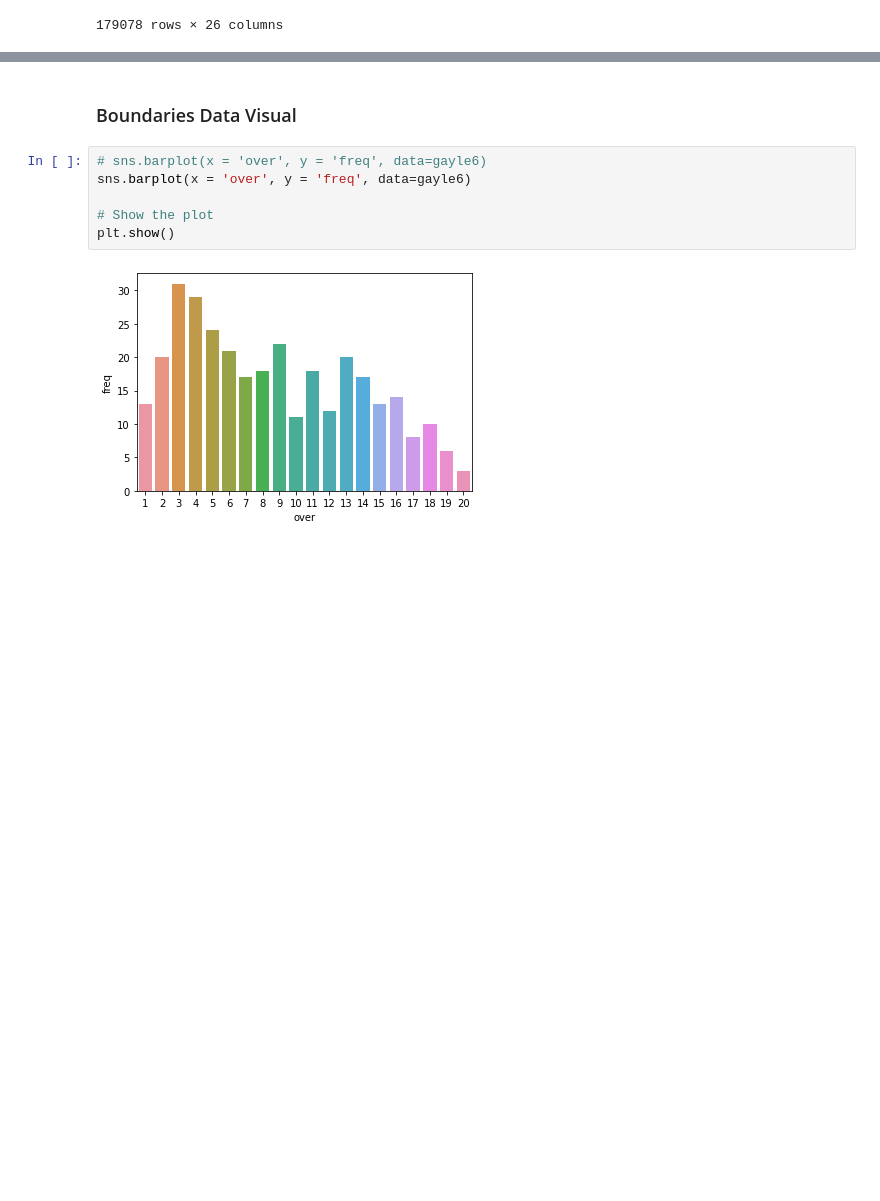
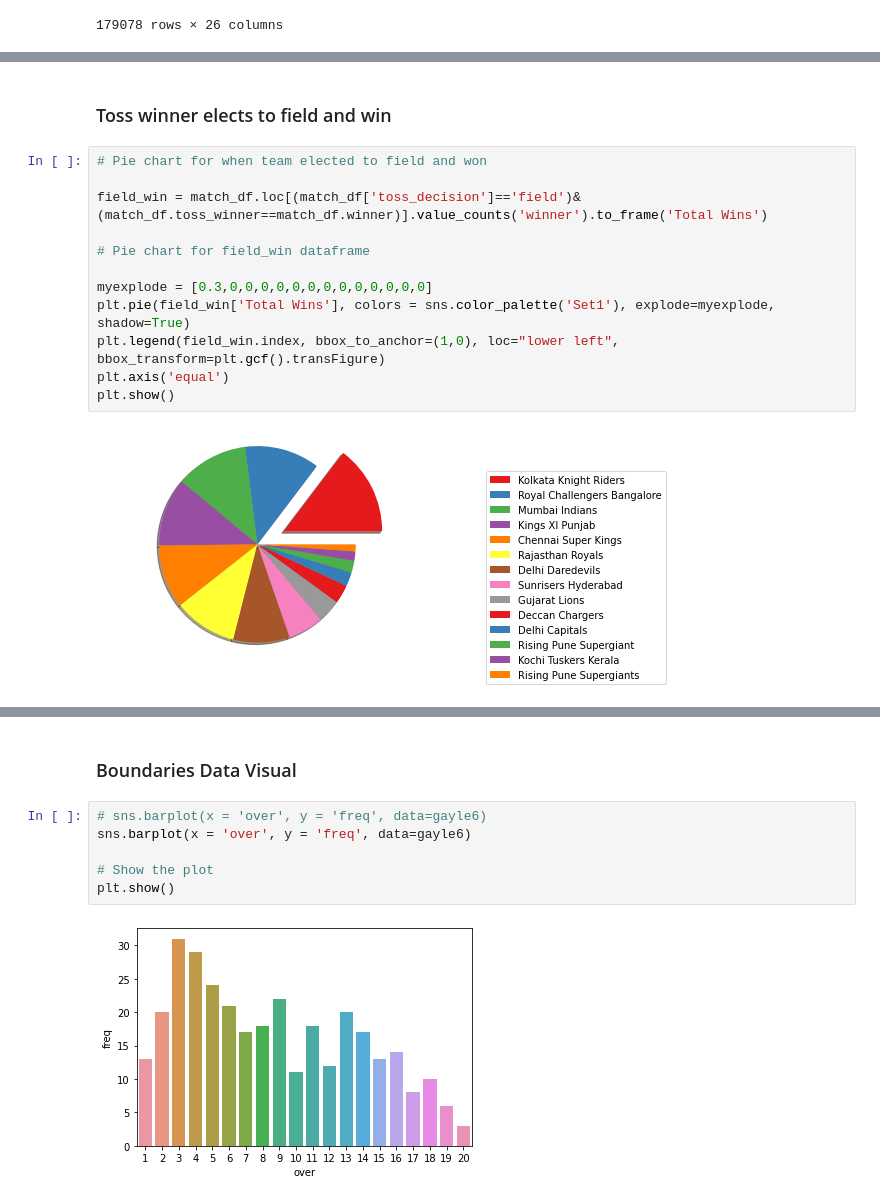
Before and after one commit to Utkarsh736/IPL_Data_Analysis, a Jupyter notebook: Template.ipynb, the cells around one changed output, grey strips where cells are left out. Saved outputs shown, nothing was run; the diff lists cells and outputs as text; blank space fills up the shorter version.

```diff
--- a/Template.ipynb
+++ b/Template.ipynb
@@ -249,0 +273,16 @@ match_merge_df
+# %% [markdown]
+### Toss winner elects  to field and win
+# %%
+# Pie chart for when team elected to field and won
+
+field_win = match_df.loc[(match_df['toss_decision']=='field')&(match_df.toss_winner==match_df.winner)].value_counts('winner').to_frame('Total Wins')
+
+# Pie chart for field_win dataframe
+
+myexplode = [0.3,0,0,0,0,0,0,0,0,0,0,0,0,0]
+plt.pie(field_win['Total Wins'], colors = sns.color_palette('Set1'), explode=myexplode, shadow=True)
+plt.legend(field_win.index, bbox_to_anchor=(1,0), loc="lower left", bbox_transform=plt.gcf().transFigure)
+plt.axis('equal')
+plt.show()
+# %% [output]
+[figure, added]
```
Also changed, not shown: parts of 7 cells of this notebook.
